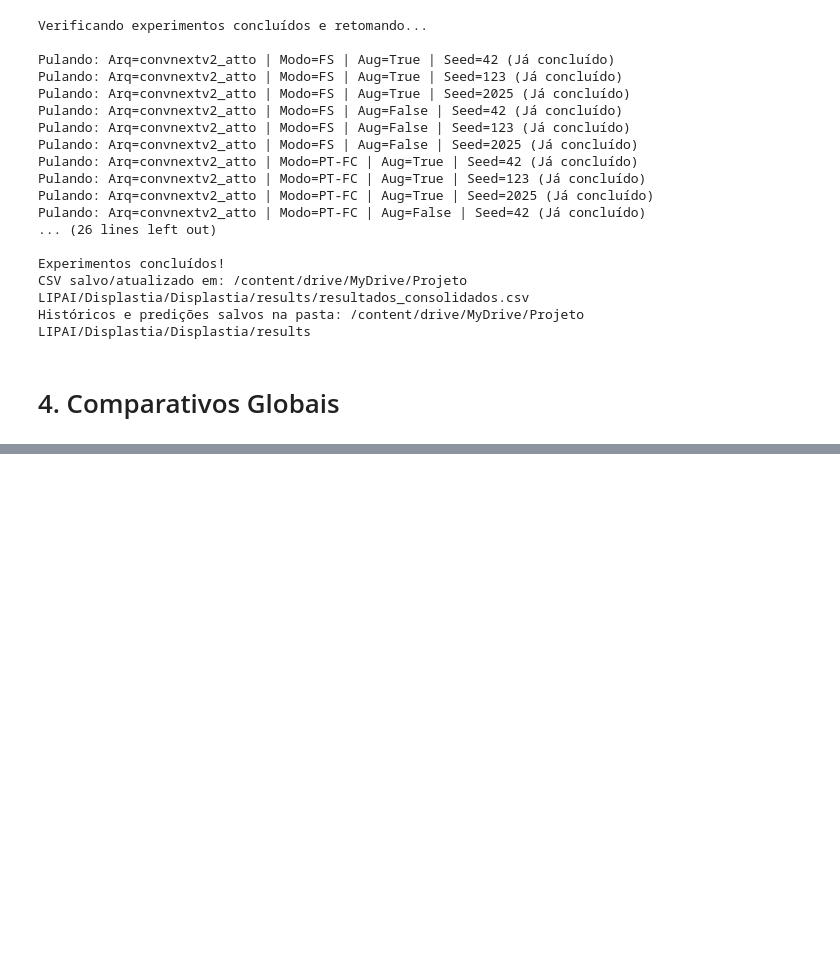
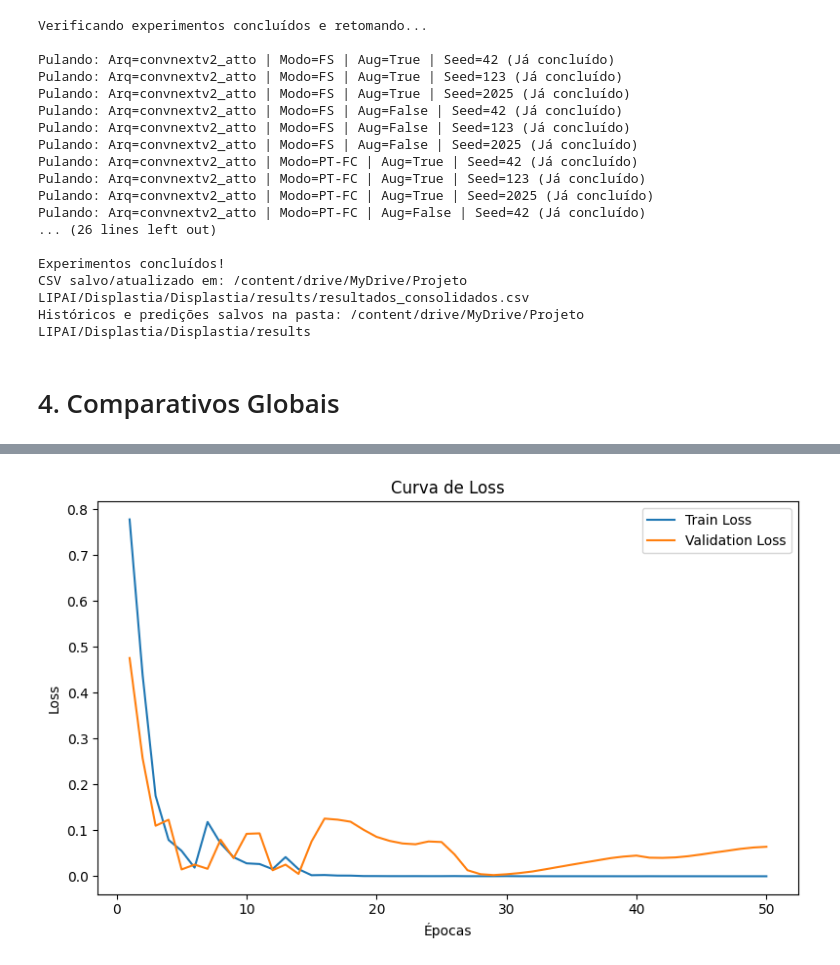
Before and after one commit to LIPAI-Org/Proj2_GrupoC, a Jupyter notebook: Displastia.ipynb, the cells around one changed output, grey strips where cells are left out. Cells and saved outputs as stored; diff of their text form; code cells hidden in the pictures; blank space fills up the shorter version.

```diff
--- a/Displastia.ipynb
+++ b/Displastia.ipynb
@@ -552,0 +924,26 @@ Históricos e predições salvos na pasta: /content/drive/MyDrive/Projeto LIPAI/
+# %%
+import json
+import matplotlib.pyplot as plt
+
+with open("/content/convnextv2_atto_PT-ALL_aug_seed42_history.json", "r") as f:
+    history = json.load(f)
+
+epochs = range(1, len(history["train_loss"]) + 1)
+
+# LOSS
+plt.figure(figsize=(8,5))
+
+plt.plot(epochs, history["train_loss"], label="Train Loss")
+plt.plot(epochs, history["val_loss"], label="Validation Loss")
+
+plt.xlabel("Épocas")
+plt.ylabel("Loss")
+plt.title("Curva de Loss")
+plt.legend()
+
+plt.tight_layout()
+plt.savefig("/content/curva_loss.pdf")
+
+plt.show()
+# %% [output]
+[figure, added]
```
Also changed, not shown: parts of 35 cells of this notebook, 1 other file.
